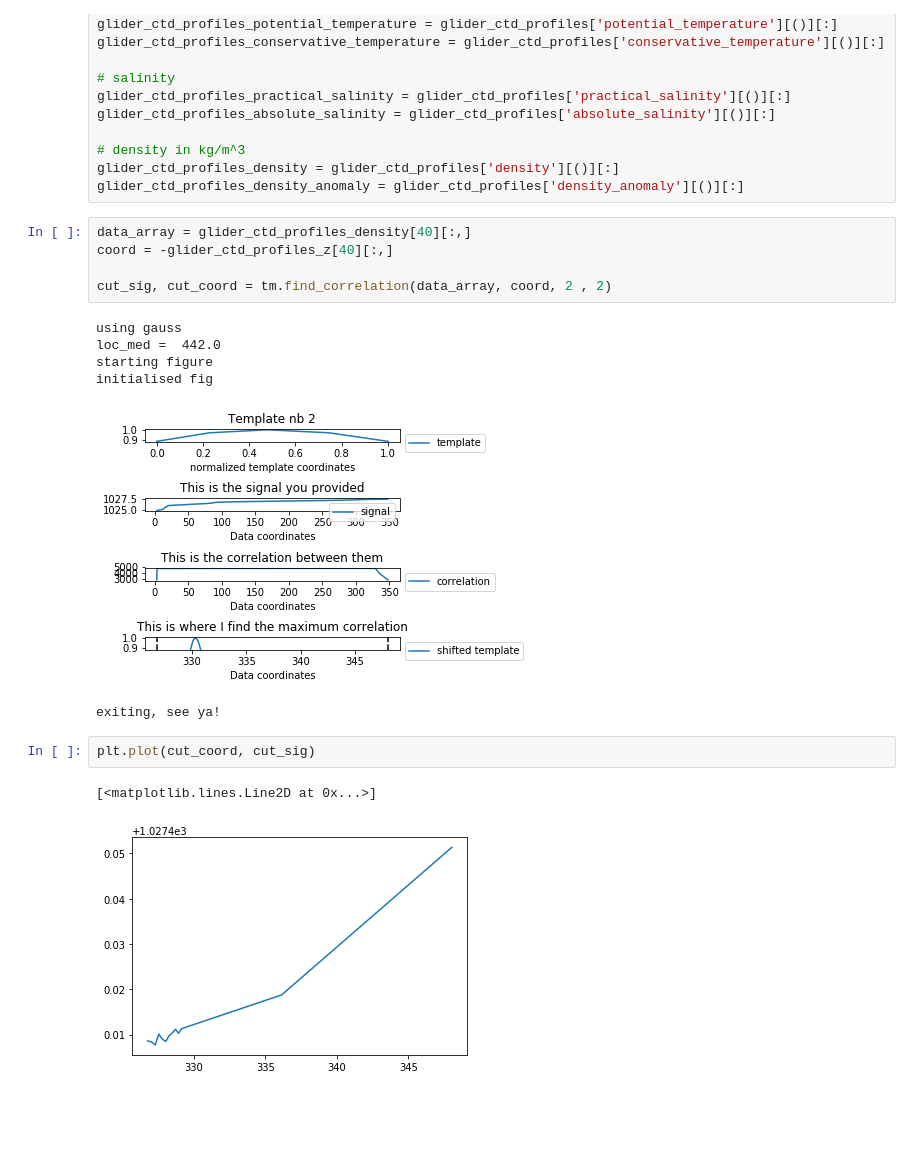
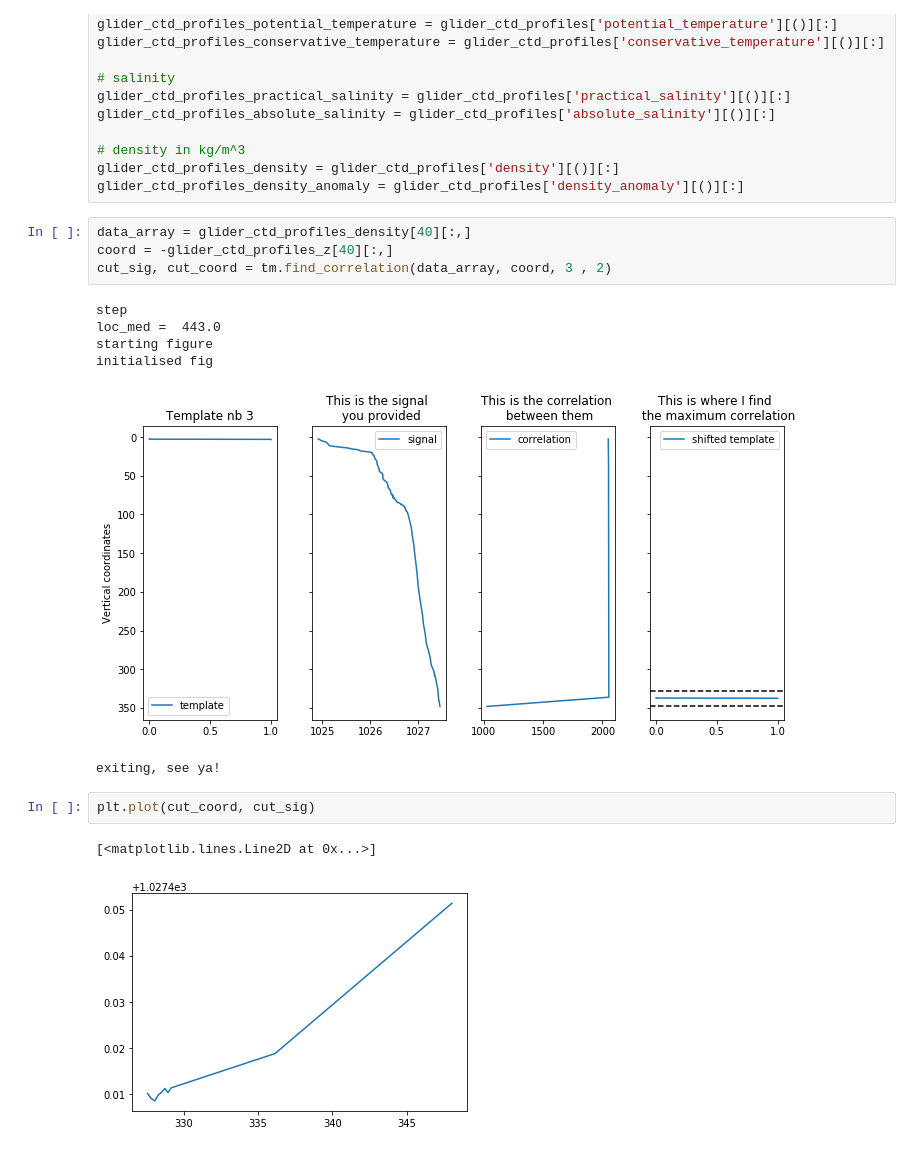
Before and after one commit to oceanhackweek/ohw19-projects-TMIVP, a Jupyter notebook: test_glider_data.ipynb, the cells around one changed output. Drawn from its saved outputs; the diff is of its cells as text; blank space fills up the shorter version.

Commit message:
Fixed y-axis of subplots and scale of template plot

```diff
--- a/test_glider_data.ipynb
+++ b/test_glider_data.ipynb
@@ -34,17 +34,16 @@ glider_ctd_profiles_density_anomaly = glider_ctd_profiles['density_anomaly'][()]
 # %%
 data_array = glider_ctd_profiles_density[40][:,]
 coord = -glider_ctd_profiles_z[40][:,]
-
-cut_sig, cut_coord = tm.find_correlation(data_array, coord, 2 , 2)
+cut_sig, cut_coord = tm.find_correlation(data_array, coord, 3 , 2)
 # %% [output]
-using gauss
-loc_med =  442.0
+step
+loc_med =  443.0
 starting figure
 initialised fig
-[figure, old version]
+[figure, new version]
 exiting, see ya!
 # %%
 plt.plot(cut_coord, cut_sig)
 # %% [output]
 [<matplotlib.lines.Line2D at 0x...>]
-[figure, old version]
+[figure, new version]
```
Also changed, not shown: 1 other file.
